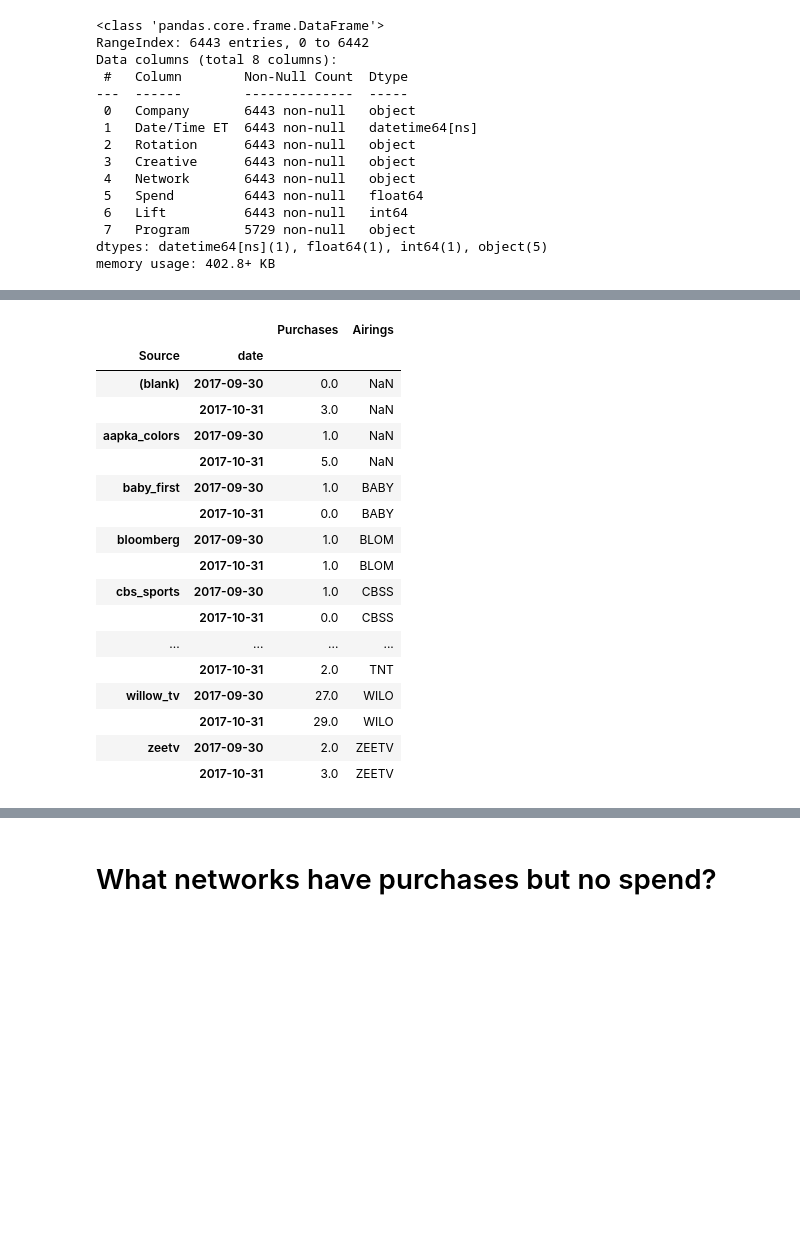
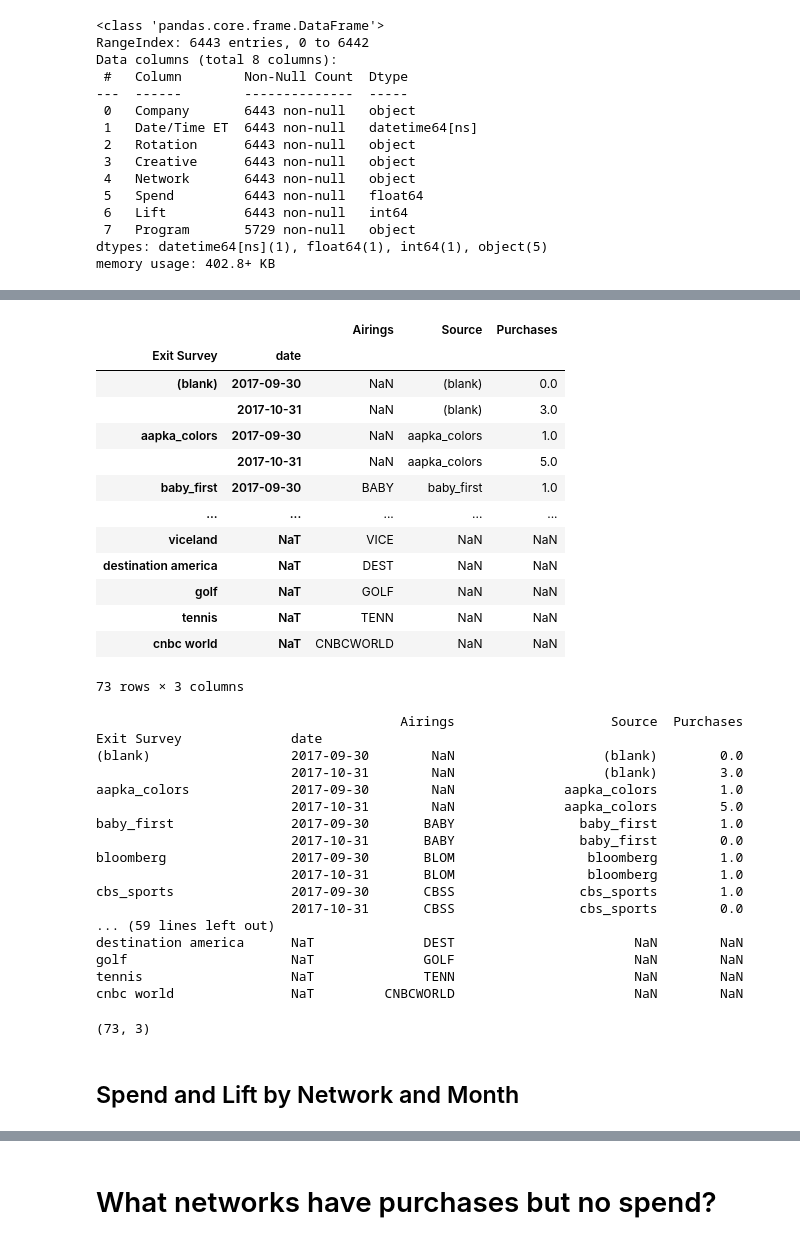
Before and after one commit to papir805/telepulse_ad_campaign_report, a Jupyter notebook: takehome_quiz_answers.ipynb, the cells around one changed output, grey strips where cells are left out. Saved outputs shown, nothing was run; the diff lists cells and outputs as text; code cells hidden in the pictures; blank space fills up the shorter version.

```diff
--- a/takehome_quiz_answers.ipynb
+++ b/takehome_quiz_answers.ipynb
@@ -263,27 +292,52 @@ lookup_data
 # #joined_tbl.drop(labels='Exit Survey', axis=1, inplace=True)
 # joined_tbl
 # %%
-purchase_grouped = purchase_data_by_date.join(lookup_data, how='left')
-purchase_grouped
+# purchase_grouped = purchase_data_by_month.join(lookup_data, how='right')
+# purchase_grouped
-# %% [output]
-|  |  | Purchases | Airings |
-| Source | date |  |  |
-| (blank) | 2017-09-30 | 0.0 | NaN |
-|  | 2017-10-31 | 3.0 | NaN |
-| aapka_colors | 2017-09-30 | 1.0 | NaN |
-|  | 2017-10-31 | 5.0 | NaN |
-| baby_first | 2017-09-30 | 1.0 | BABY |
-|  | 2017-10-31 | 0.0 | BABY |
-| bloomberg | 2017-09-30 | 1.0 | BLOM |
-|  | 2017-10-31 | 1.0 | BLOM |
-| cbs_sports | 2017-09-30 | 1.0 | CBSS |
-|  | 2017-10-31 | 0.0 | CBSS |
-| ... | ... | ... | ... |
-|  | 2017-10-31 | 2.0 | TNT |
-| willow_tv | 2017-09-30 | 27.0 | WILO |
-|  | 2017-10-31 | 29.0 | WILO |
-| zeetv | 2017-09-30 | 2.0 | ZEETV |
-|  | 2017-10-31 | 3.0 | ZEETV |
+# %%
+test = lookup_data.merge(right=purchase_data_by_month, left_on='Exit Survey', right_on='Source', how='left').set_index(['Exit Survey', 'date'])
+test
+# %% [output]
+|  |  | Airings | Source | Purchases |
+| Exit Survey | date |  |  |  |
+| (blank) | 2017-09-30 | NaN | (blank) | 0.0 |
+|  | 2017-10-31 | NaN | (blank) | 3.0 |
+| aapka_colors | 2017-09-30 | NaN | aapka_colors | 1.0 |
+|  | 2017-10-31 | NaN | aapka_colors | 5.0 |
+| baby_first | 2017-09-30 | BABY | baby_first | 1.0 |
+| ... | ... | ... | ... | ... |
+| viceland | NaT | VICE | NaN | NaN |
+| destination america | NaT | DEST | NaN | NaN |
+| golf | NaT | GOLF | NaN | NaN |
+| tennis | NaT | TENN | NaN | NaN |
+| cnbc world | NaT | CNBCWORLD | NaN | NaN |
+73 rows × 3 columns
+# %%
+print(test.to_string())
+# %% [output]
+                                       Airings                    Source  Purchases
+Exit Survey              date
+(blank)                  2017-09-30        NaN                   (blank)        0.0
+                         2017-10-31        NaN                   (blank)        3.0
+aapka_colors             2017-09-30        NaN              aapka_colors        1.0
+                         2017-10-31        NaN              aapka_colors        5.0
+baby_first               2017-09-30       BABY                baby_first        1.0
+                         2017-10-31       BABY                baby_first        0.0
+bloomberg                2017-09-30       BLOM                 bloomberg        1.0
+                         2017-10-31       BLOM                 bloomberg        1.0
+cbs_sports               2017-09-30       CBSS                cbs_sports        1.0
+                         2017-10-31       CBSS                cbs_sports        0.0
+... (59 lines left out)
+destination america      NaT              DEST                       NaN        NaN
+golf                     NaT              GOLF                       NaN        NaN
+tennis                   NaT              TENN                       NaN        NaN
+cnbc world               NaT         CNBCWORLD                       NaN        NaN
+# %%
+test.shape
+# %% [output]
+(73, 3)
+# %% [markdown]
+## Spend and Lift by Network and Month
 # %%
 # NEED TO drop Network as an index and make a column, join with purchase_grouped and keep the
 airings_spend_lift_grouped = airings_data.groupby(['Network', pd.Grouper(key='Date/Time ET', freq='M')])[['Spend', 'Lift']].agg('sum')
```
Also changed, not shown: parts of 43 cells of this notebook, 1 other file.
